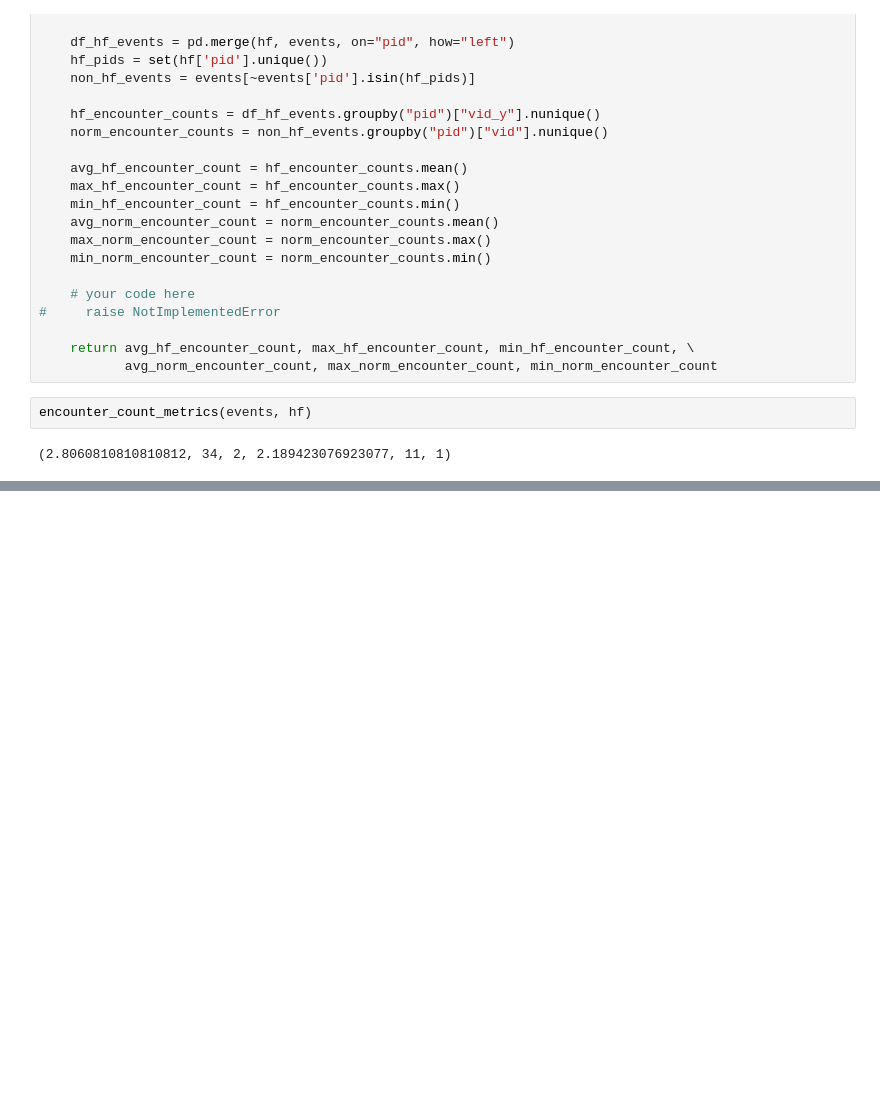
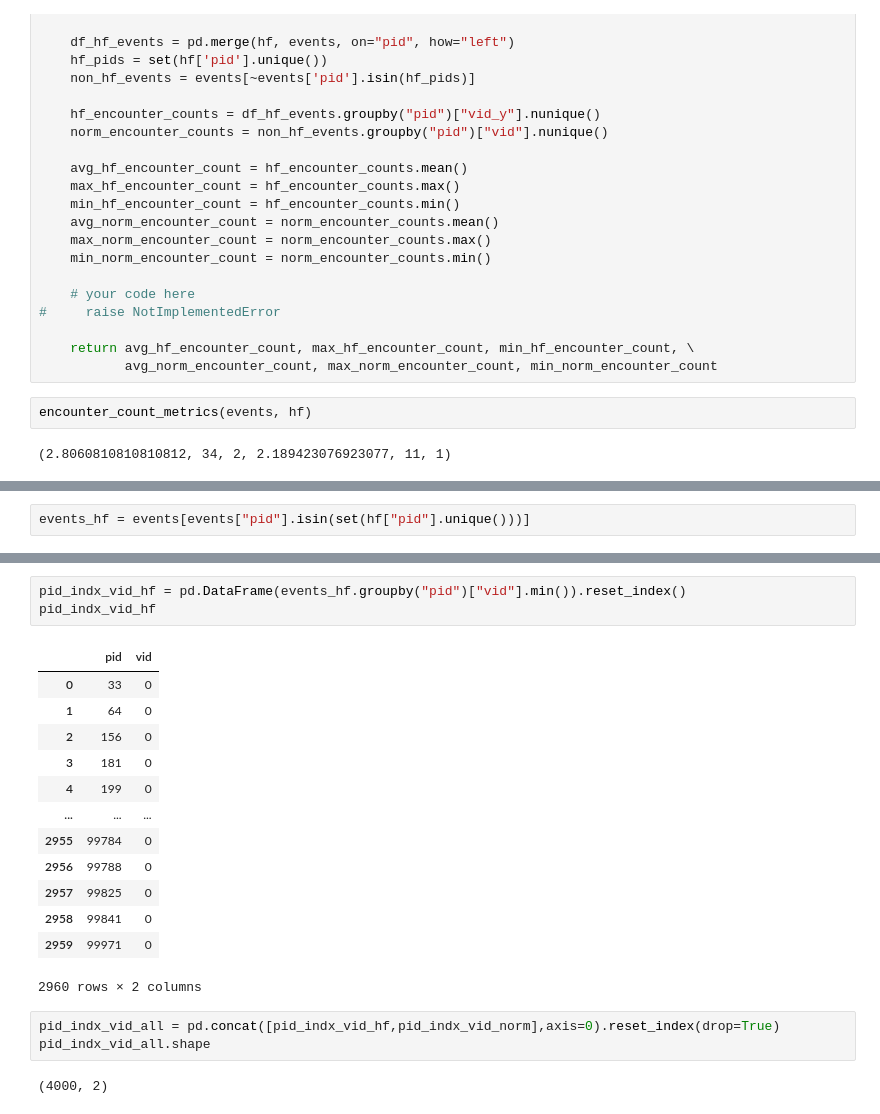
Before and after one commit to niikun/DL_for_health_care, a Jupyter notebook: HW1.ipynb, the cells around one changed output, grey strips where cells are left out. Drawn from its saved outputs; the diff is of its cells as text; blank space fills up the shorter version.

```diff
--- a/HW1.ipynb
+++ b/HW1.ipynb
@@ -375,0 +473,2 @@ encounter_count_metrics(events, hf)
+# %%
+events_hf = events[events["pid"].isin(set(hf["pid"].unique()))]
@@ -375,0 +517,22 @@ encounter_count_metrics(events, hf)
+# %%
+pid_indx_vid_hf = pd.DataFrame(events_hf.groupby("pid")["vid"].min()).reset_index()
+pid_indx_vid_hf
+# %% [output]
+|  | pid | vid |
+| 0 | 33 | 0 |
+| 1 | 64 | 0 |
+| 2 | 156 | 0 |
+| 3 | 181 | 0 |
+| 4 | 199 | 0 |
+| ... | ... | ... |
+| 2955 | 99784 | 0 |
+| 2956 | 99788 | 0 |
+| 2957 | 99825 | 0 |
+| 2958 | 99841 | 0 |
+| 2959 | 99971 | 0 |
+2960 rows × 2 columns
+# %%
+pid_indx_vid_all = pd.concat([pid_indx_vid_hf,pid_indx_vid_norm],axis=0).reset_index(drop=True)
+pid_indx_vid_all.shape
+# %% [output]
+(4000, 2)
```
Also changed, not shown: parts of 41 cells of this notebook.
